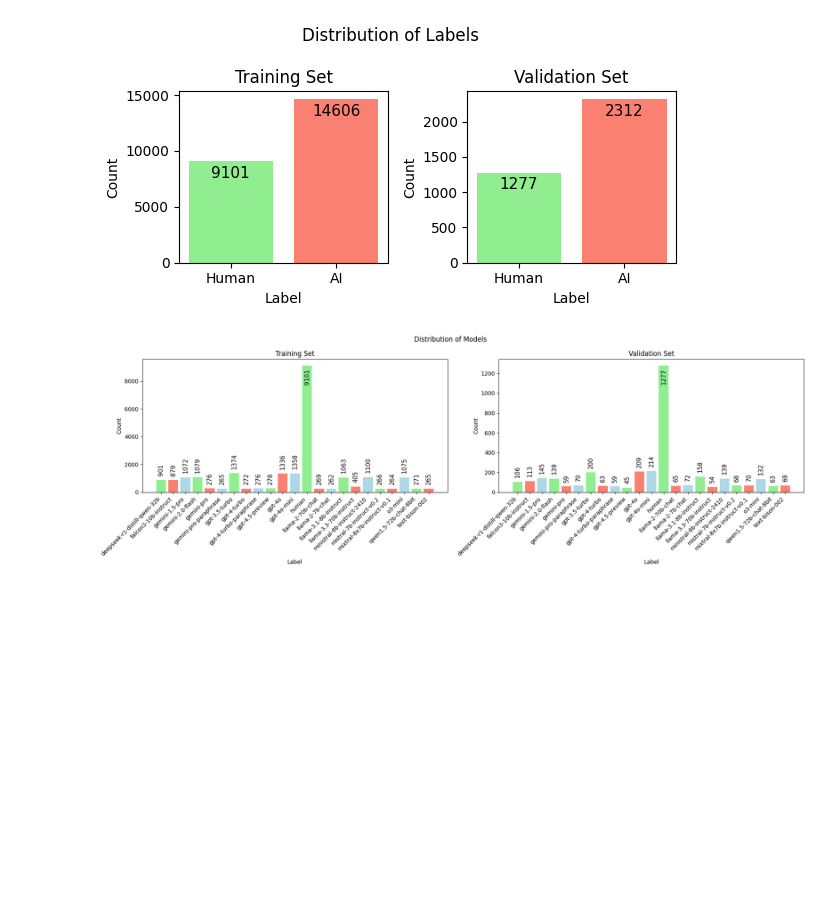
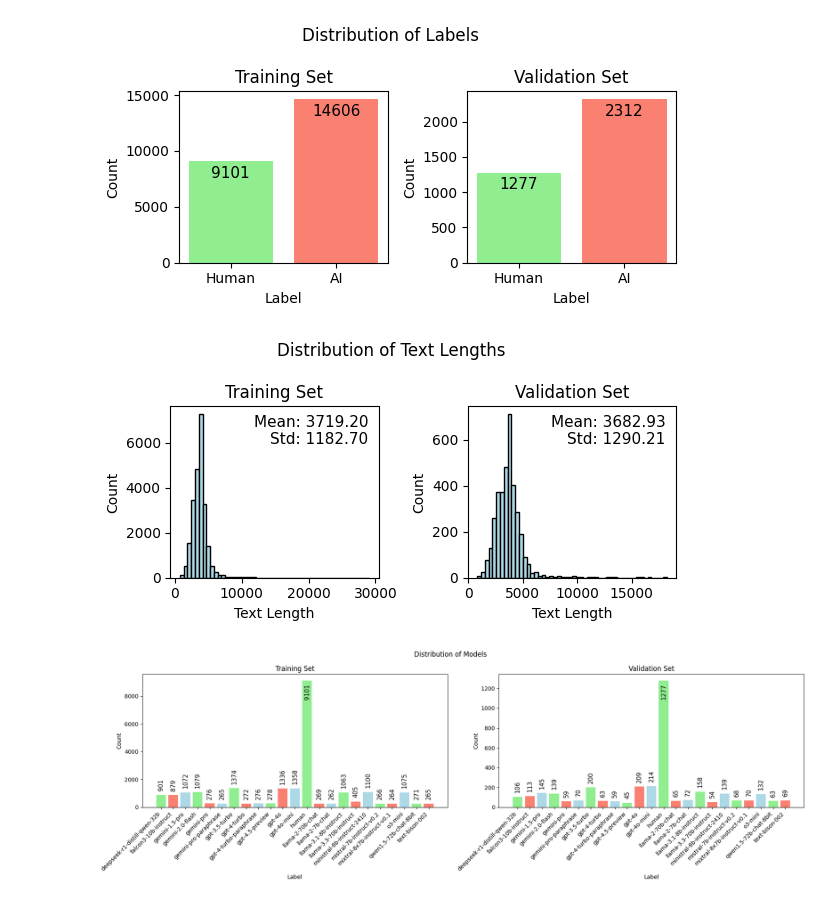
Before and after one commit to max-seeli/steely, a Jupyter notebook: src/steely/eda.ipynb, the cells around one changed output. Drawn from its saved outputs; the diff is of its cells as text; code cells hidden in the pictures; blank space fills up the shorter version.

Commit message:
feat: first version of the Correlation Signal Classifier + additional eda about text lengths

```diff
--- a/src/steely/eda.ipynb
+++ b/src/steely/eda.ipynb
@@ -82,6 +82,31 @@ plt.tight_layout()
 plt.show()
 # %% [output]
 [figure]
+# %%
+# Plot the distribution of the lengths of the texts in the trainign and validation sets
+train_df = train_df.with_columns(pl.col("text").str.len_chars().alias("text_length"))
+val_df = val_df.with_columns(pl.col("text").str.len_chars().alias("text_length"))
+
+fig, axes = plt.subplots(1, 2, figsize=(6, 3))
+def plot_length_distribution(ax, df, title):
+    ax.hist(df["text_length"], bins=50, color="lightblue", edgecolor="black")
+    ax.set_title(title)
+    ax.set_xlabel("Text Length")
+    ax.set_ylabel("Count")
+    # Add text with mean and std
+    mean = df["text_length"].mean()
+    std = df["text_length"].std()
+    ax.text(0.95, 0.95, f"Mean: {mean:.2f}\nStd: {std:.2f}", transform=ax.transAxes, ha='right', va='top', fontsize=11)
+    # Add vertical line for mean
+
+plot_length_distribution(axes[0], train_df, "Training Set")
+plot_length_distribution(axes[1], val_df, "Validation Set")
+
+plt.suptitle("Distribution of Text Lengths")
+plt.tight_layout()
+plt.show()
+# %% [output]
+[figure, added]
 # %%
 fig, axes = plt.subplots(1, 2, figsize=(18, 6))
 
```
Also changed, not shown: 1 other file.
